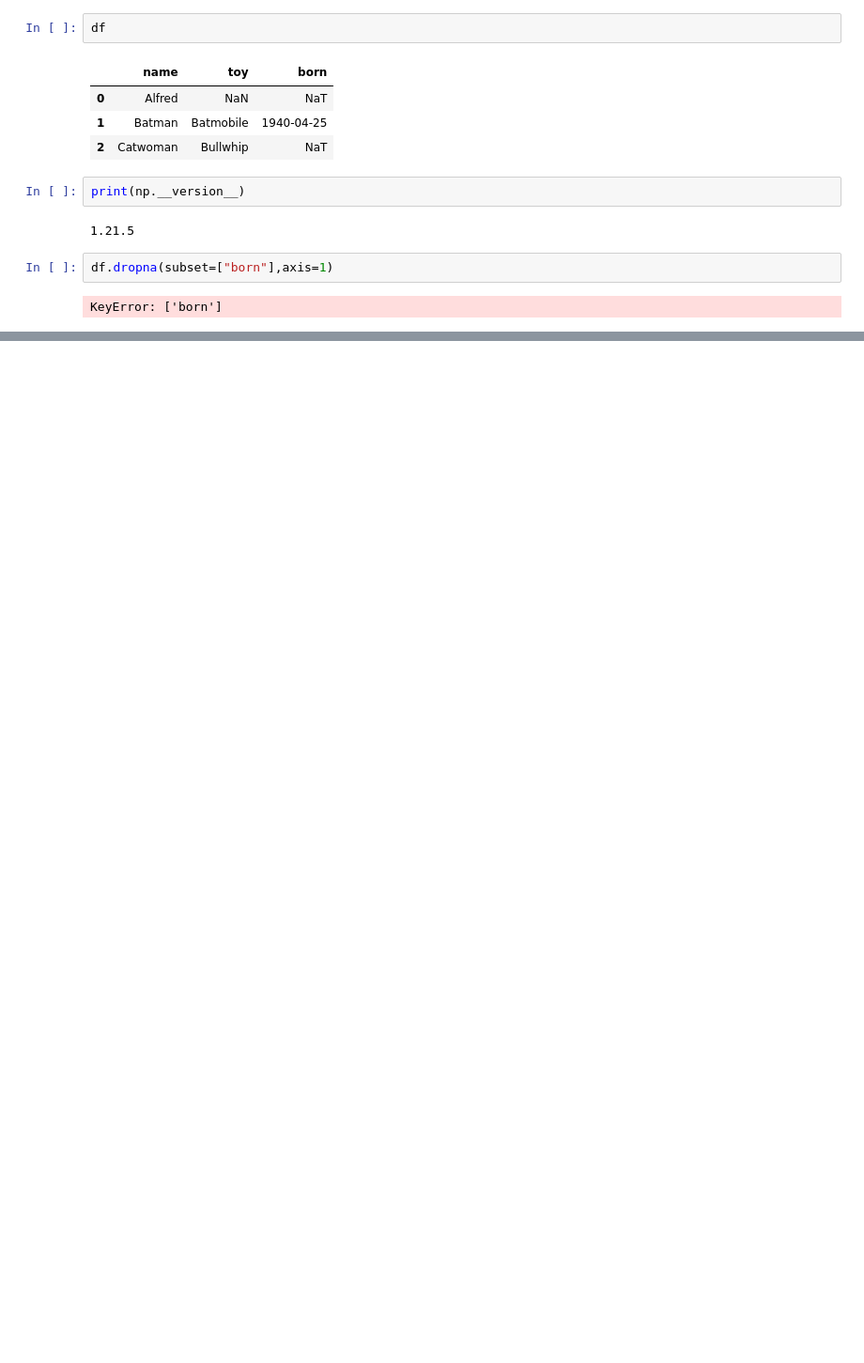
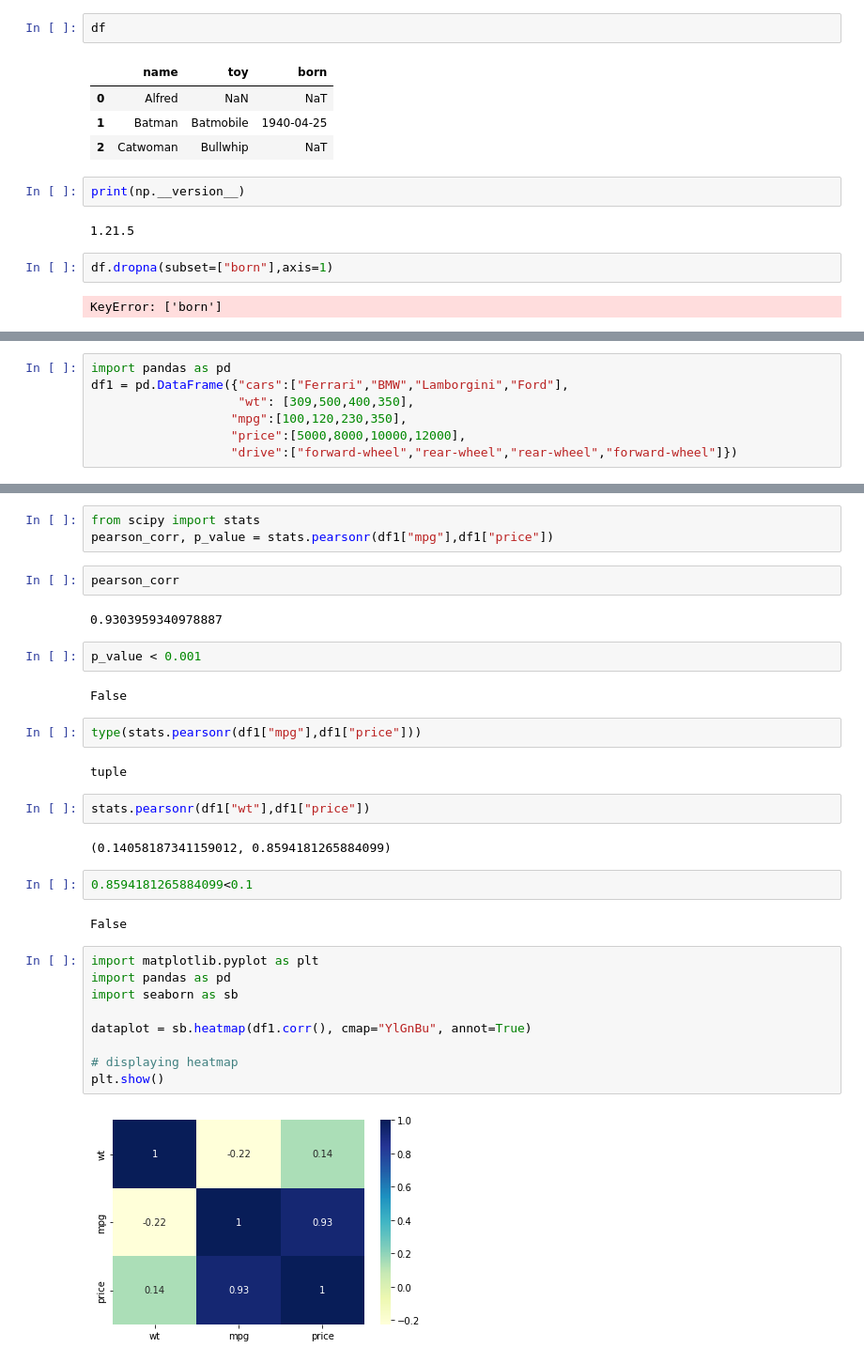
Before and after one commit to deepikapalthode/pythonworkspace, a Jupyter notebook: ML.ipynb, the cells around one changed output, grey strips where cells are left out. Shown at 94% size. Drawn from its saved outputs; the diff is of its cells as text; blank space fills up the shorter version.

```diff
--- a/ML.ipynb
+++ b/ML.ipynb
@@ -46,0 +209,7 @@ nan
+# %%
+import pandas as pd
+df1 = pd.DataFrame({"cars":["Ferrari","BMW","Lamborgini","Ford"],
+                    "wt": [309,500,400,350],
+                   "mpg":[100,120,230,350],
+                   "price":[5000,8000,10000,12000],
+                   "drive":["forward-wheel","rear-wheel","rear-wheel","forward-wheel"]})
@@ -46,0 +321,34 @@ nan
+# %%
+from scipy import stats
+pearson_corr, p_value = stats.pearsonr(df1["mpg"],df1["price"])
+# %%
+pearson_corr
+# %% [output]
+0.9303959340978887
+# %%
+p_value < 0.001
+# %% [output]
+False
+# %%
+type(stats.pearsonr(df1["mpg"],df1["price"]))
+# %% [output]
+tuple
+# %%
+stats.pearsonr(df1["wt"],df1["price"])
+# %% [output]
+(0.14058187341159012, 0.8594181265884099)
+# %%
+0.8594181265884099<0.1
+# %% [output]
+False
+# %%
+import matplotlib.pyplot as plt
+import pandas as pd
+import seaborn as sb
+
+dataplot = sb.heatmap(df1.corr(), cmap="YlGnBu", annot=True)
+
+# displaying heatmap
+plt.show()
+# %% [output]
+[figure, added]
```
Also changed, not shown: parts of 45 cells of this notebook, 1 other file.
